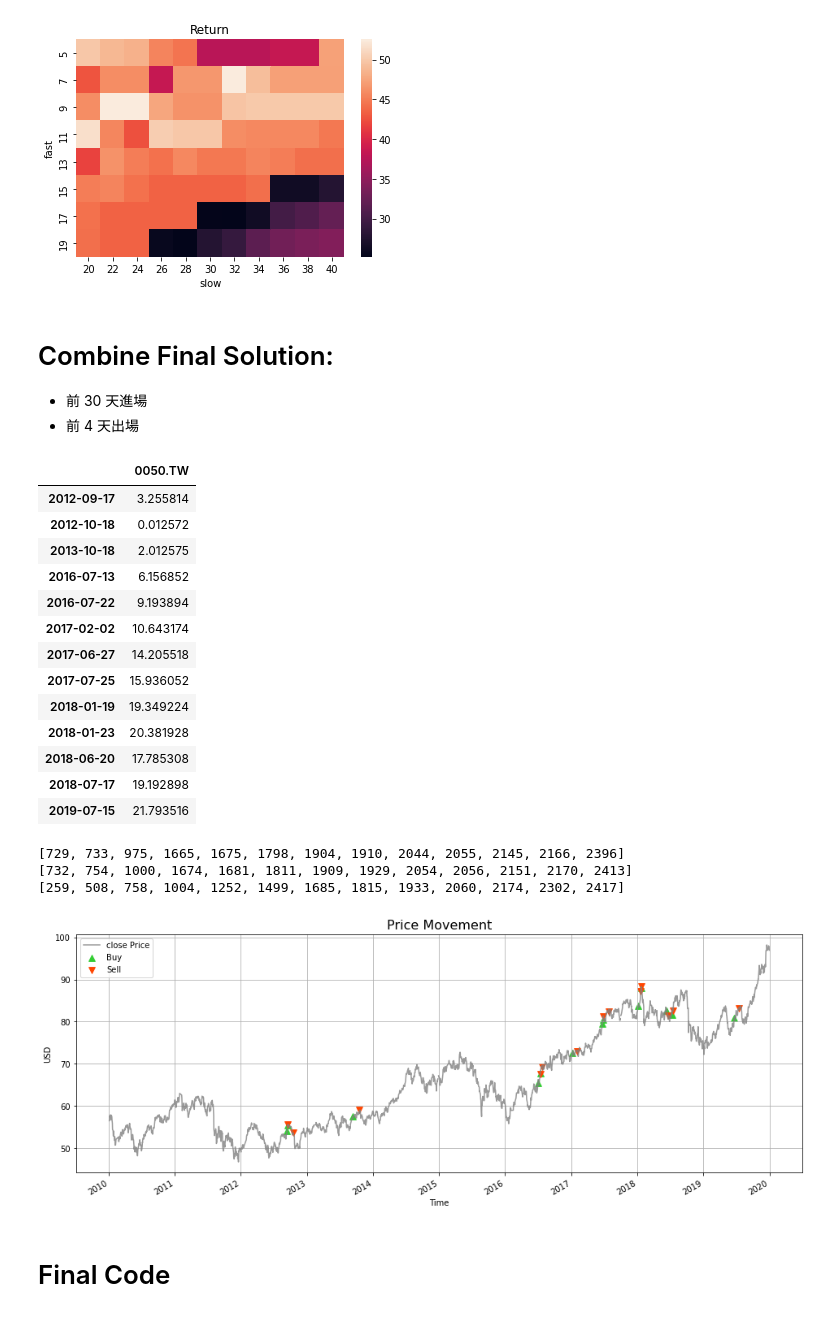
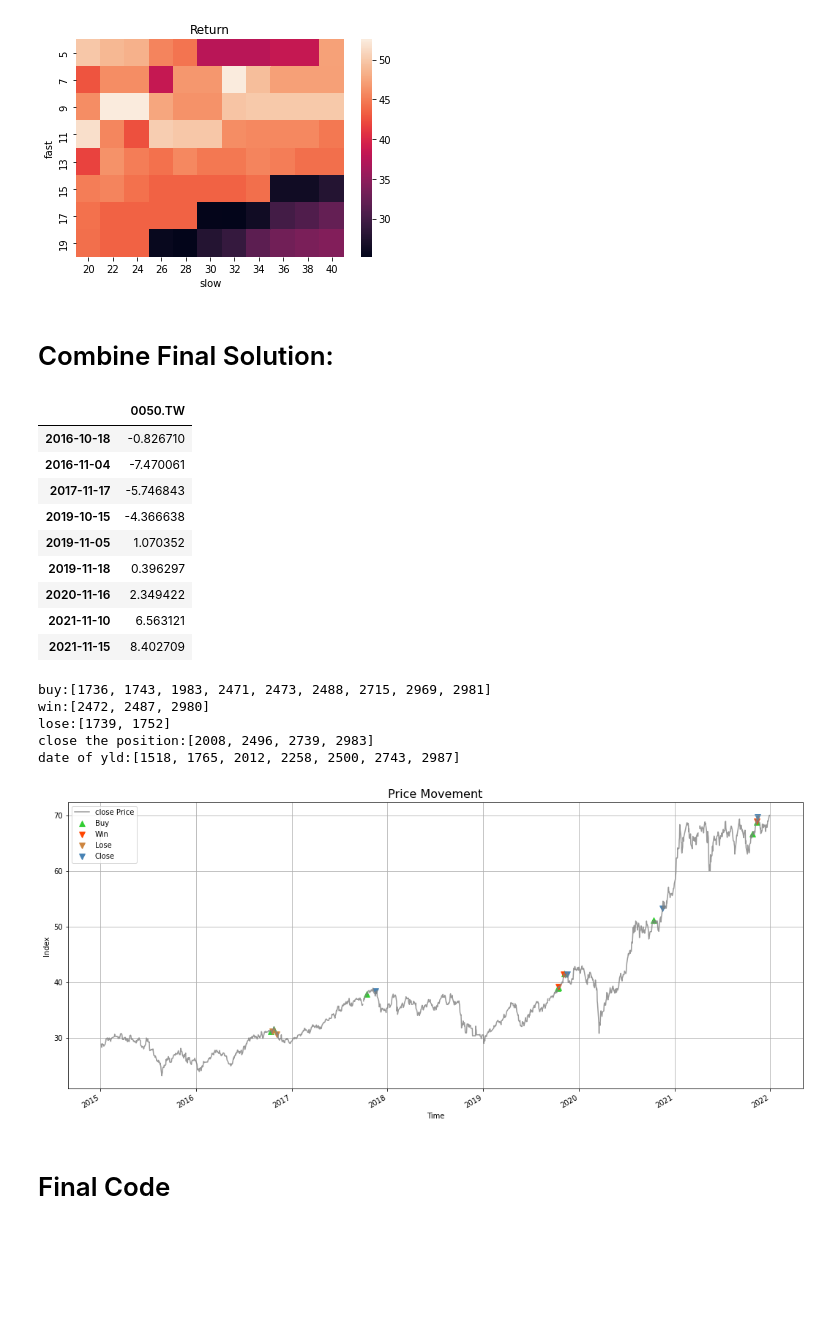
Before and after one commit to benson85560/yuanta, a Jupyter notebook: Dividend_Yield_Strategy.ipynb, the cells around one changed output. Drawn from its saved outputs; the diff is of its cells as text; code cells hidden in the pictures; blank space fills up the shorter version.

```diff
--- a/Dividend_Yield_Strategy.ipynb
+++ b/Dividend_Yield_Strategy.ipynb
@@ -924,12 +924,13 @@ sns.heatmap(data = pic).set(title='Return');
 [figure]
 # %% [markdown]
 # Combine Final Solution:
-* 前 30 天進場
-* 前 4 天出場
 # %%
-symbol = '0050.TW'
+startday = '2015-1-1'
+endday = '2022-1-1'
+
+symbol = '0053.TW'
 data = yf.Ticker(symbol)
-df = data.history(period='D', start='2010-1-1', end='2020-1-1')
+df = data.history(period='D', start = startday, end = endday)
 df = df.drop(columns = ['Dividends', 'Stock Splits'])
 df.columns = ['open', 'high', 'low', 'close', 'volume']
 
@@ -953,7 +954,9 @@ feeRate = 0.003 #手續費
 profit_list = []
 price = [] # 除息日
 buy = []
-sell = []
+sell_win = []
+sell_lose = []
+sell_close = []
 timeList = []
 first = 0 ##除了第一筆之外，只紀錄出場的時間點
 BS = None ##紀錄現在的狀態是做多還做空
@@ -969,7 +972,7 @@ for i in range(len(df)):
     if i == len(df)-1:
       break
 
-    if df['0050'][i] > 0 and df['close'][i] > 0: # 除息日
+    if df['0053'][i] > 0 and df['close'][i] > 0: # 除息日
       price.append(i)
 
       for j in range(i-In, i-Out+1):
@@ -991,7 +994,7 @@ for i in range(len(df)):
             # profit_fee_list.append(profit_fee)
             profit_list.append(profit)
             timeList.append(df.index[j+1])
-            sell.append(j+1)
+            sell_win.append(j+1)
             BS=None
 
 
@@ -1002,7 +1005,7 @@ for i in range(len(df)):
             # profit_fee_list.append(profit_fee)
             profit_list.append(profit)
             timeList.append(df.index[j+1])
-            sell.append(j+1)
+            sell_lose.append(j+1)
             BS=None
 
 
@@ -1013,48 +1016,51 @@ for i in range(len(df)):
             # profit_fee_list.append(profit_fee)
             profit_list.append(profit)
             timeList.append(df.index[j+1])
-            sell.append(j+1)
+            sell_close.append(j+1)
             BS=None
 
 equity = pd.DataFrame({'0050.TW':np.cumsum(profit_list)}, index=timeList)
 equity
 # %% [output]
 |  | 0050.TW |
-| 2012-09-17 | 3.255814 |
-| 2012-10-18 | 0.012572 |
-| 2013-10-18 | 2.012575 |
-| 2016-07-13 | 6.156852 |
-| 2016-07-22 | 9.193894 |
-| 2017-02-02 | 10.643174 |
-| 2017-06-27 | 14.205518 |
-| 2017-07-25 | 15.936052 |
-| 2018-01-19 | 19.349224 |
-| 2018-01-23 | 20.381928 |
-| 2018-06-20 | 17.785308 |
-| 2018-07-17 | 19.192898 |
-| 2019-07-15 | 21.793516 |
+| 2016-10-18 | -0.826710 |
+| 2016-11-04 | -7.470061 |
+| 2017-11-17 | -5.746843 |
+| 2019-10-15 | -4.366638 |
+| 2019-11-05 | 1.070352 |
+| 2019-11-18 | 0.396297 |
+| 2020-11-16 | 2.349422 |
+| 2021-11-10 | 6.563121 |
+| 2021-11-15 | 8.402709 |
 # %%
 # 實際交易位置
-print(buy)
-print(sell)
-print(price)
-fig, ax = plt.subplots(figsize = (16,6))
+print('buy:{}'.format(buy))
+print('win:{}'.format(sell_win))
+print('lose:{}'.format(sell_lose))
+print('close the position:{}'.format(sell_close))
+print('date of yld:{}'.format(price))
+fig, ax = plt.subplots(figsize = (18,8))
 
 df['close'].plot(label = 'close Price', ax = ax, c = 'gray', grid=True, alpha=0.8)
 plt.scatter(df['close'].iloc[buy].index, df['close'].iloc[buy],c = 'limegreen', label = 'Buy', marker='^', s=60)
-plt.scatter(df['close'].iloc[sell].index, df['close'].iloc[sell],c = 'orangered', label = 'Sell', marker='v', s=60)
+plt.scatter(df['close'].iloc[sell_win].index, df['close'].iloc[sell_win],c = 'orangered', label = 'Win', marker='v', s=60)
+plt.scatter(df['close'].iloc[sell_lose].index, df['close'].iloc[sell_lose],c = 'peru', label = 'Lose', marker='v', s=60)
+plt.scatter(df['close'].iloc[sell_close].index, df['close'].iloc[sell_close],c = 'steelblue', label = 'Close', marker='v', s=60)
+
 # plt.scatter(df['close'].iloc[buy2].index, df['close'].iloc[buy2],c = 'y', label = 'Buy2', marker='^', s=60)
 # plt.scatter(df['close'].iloc[sell2].index, df['close'].iloc[sell2],c = 'b', label = 'Sell2', marker='v', s=60)
 
 plt.legend()
-plt.ylabel('USD')
+plt.ylabel('Index')
 plt.xlabel('Time')
 plt.title('Price Movement',fontsize  = 16);
 # %% [output]
-[729, 733, 975, 1665, 1675, 1798, 1904, 1910, 2044, 2055, 2145, 2166, 2396]
-[732, 754, 1000, 1674, 1681, 1811, 1909, 1929, 2054, 2056, 2151, 2170, 2413]
-[259, 508, 758, 1004, 1252, 1499, 1685, 1815, 1933, 2060, 2174, 2302, 2417]
+buy:[1736, 1743, 1983, 2471, 2473, 2488, 2715, 2969, 2981]
+win:[2472, 2487, 2980]
+lose:[1739, 1752]
+close the position:[2008, 2496, 2739, 2983]
+date of yld:[1518, 1765, 2012, 2258, 2500, 2743, 2987]
-[figure, old version]
+[figure, new version]
 # %% [markdown]
 # Final Code
 # %%
```
Also changed, not shown: parts of 2 cells of this notebook.
